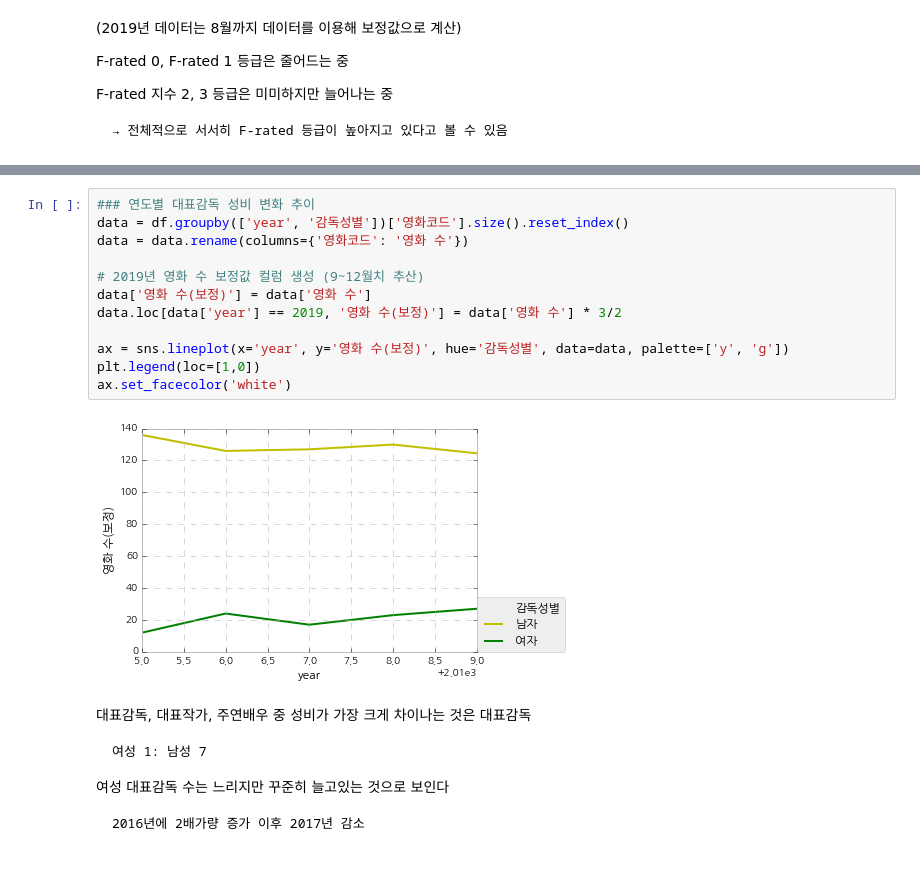
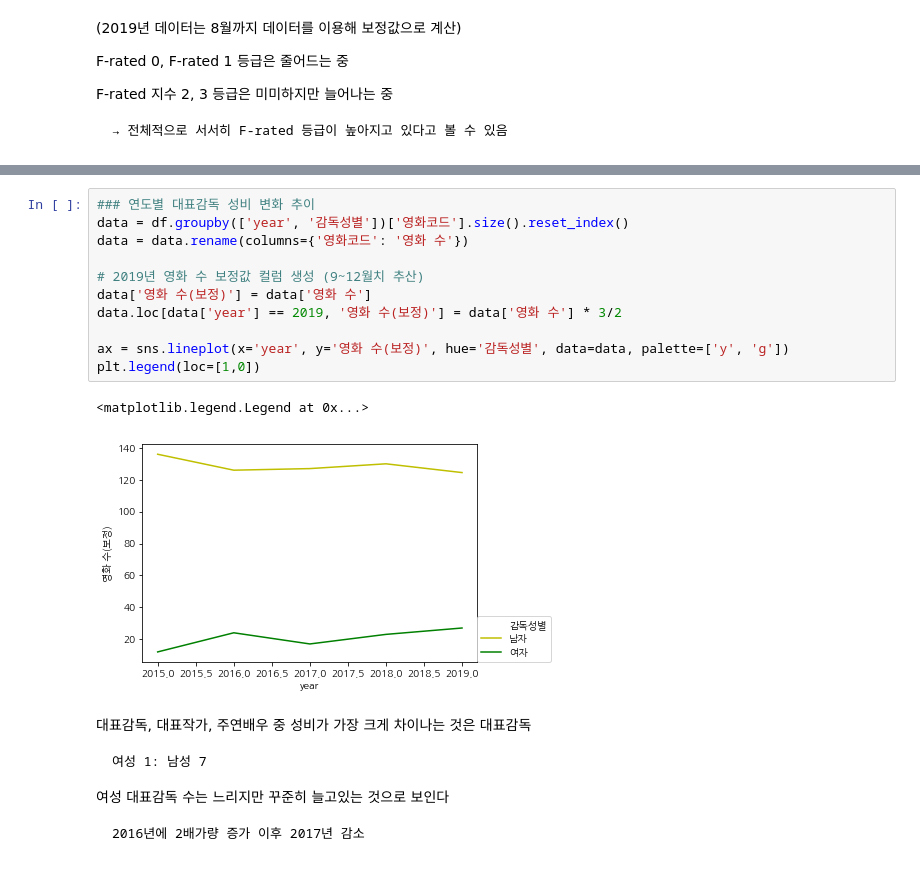
Before and after one commit to kim4pb/Female-led-Korean-Films, a Jupyter notebook: 03.ButterKnife/F-rated_성비_연도별_상영횟수등급.ipynb, the cells around one changed output, grey strips where cells are left out. Cells and saved outputs as stored; diff of their text form.

```diff
--- a/03.ButterKnife/F-rated_성비_연도별_상영횟수등급.ipynb
+++ b/03.ButterKnife/F-rated_성비_연도별_상영횟수등급.ipynb
@@ -470,17 +553,17 @@ F-rated 지수 2, 3 등급은 미미하지만 늘어나는 중
 # %%
 ### 연도별 대표감독 성비 변화 추이
 data = df.groupby(['year', '감독성별'])['영화코드'].size().reset_index()
 data = data.rename(columns={'영화코드': '영화 수'})
 
 # 2019년 영화 수 보정값 컬럼 생성 (9~12월치 추산)
 data['영화 수(보정)'] = data['영화 수']
 data.loc[data['year'] == 2019, '영화 수(보정)'] = data['영화 수'] * 3/2
 
 ax = sns.lineplot(x='year', y='영화 수(보정)', hue='감독성별', data=data, palette=['y', 'g'])
 plt.legend(loc=[1,0])
-ax.set_facecolor('white')
 # %% [output]
+<matplotlib.legend.Legend at 0x...>
-[figure, old version]
+[figure, new version]
 # %% [markdown]
 대표감독, 대표작가, 주연배우 중 성비가 가장 크게 차이나는 것은 대표감독
 
```
Also changed, not shown: parts of 39 cells of this notebook.
